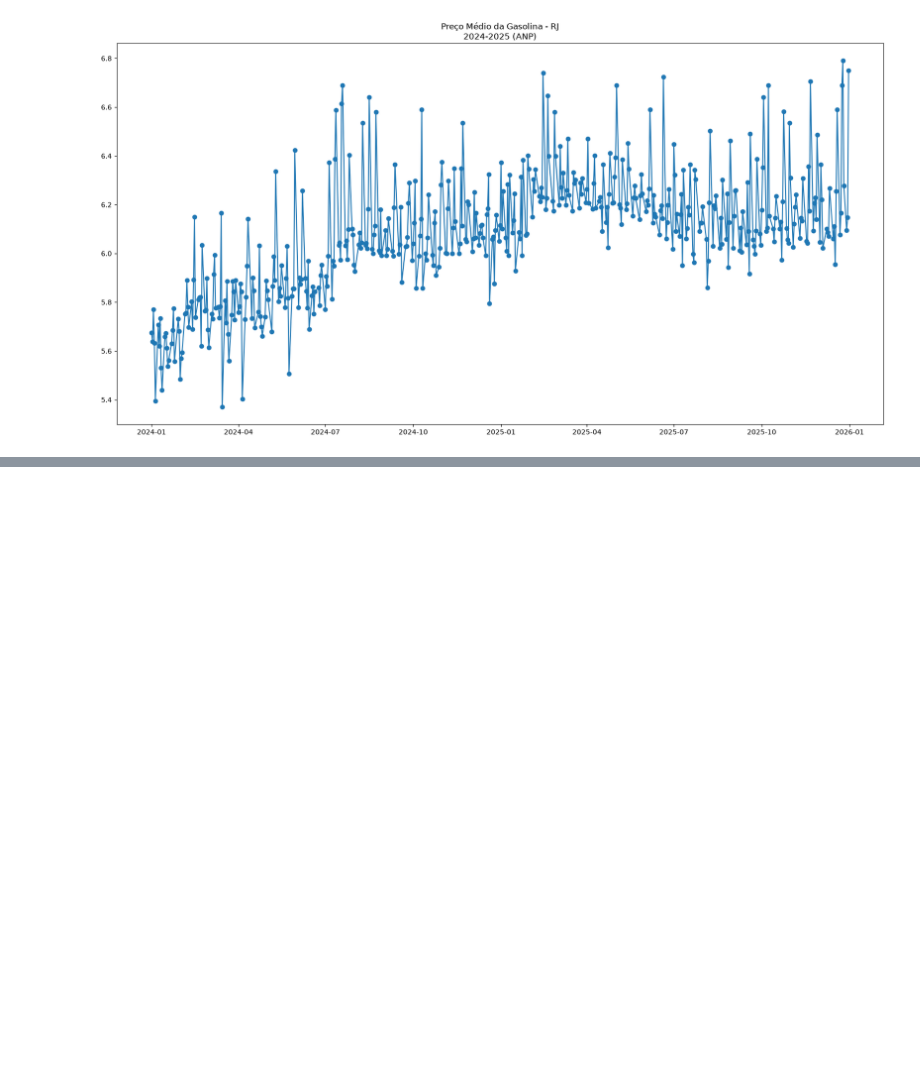
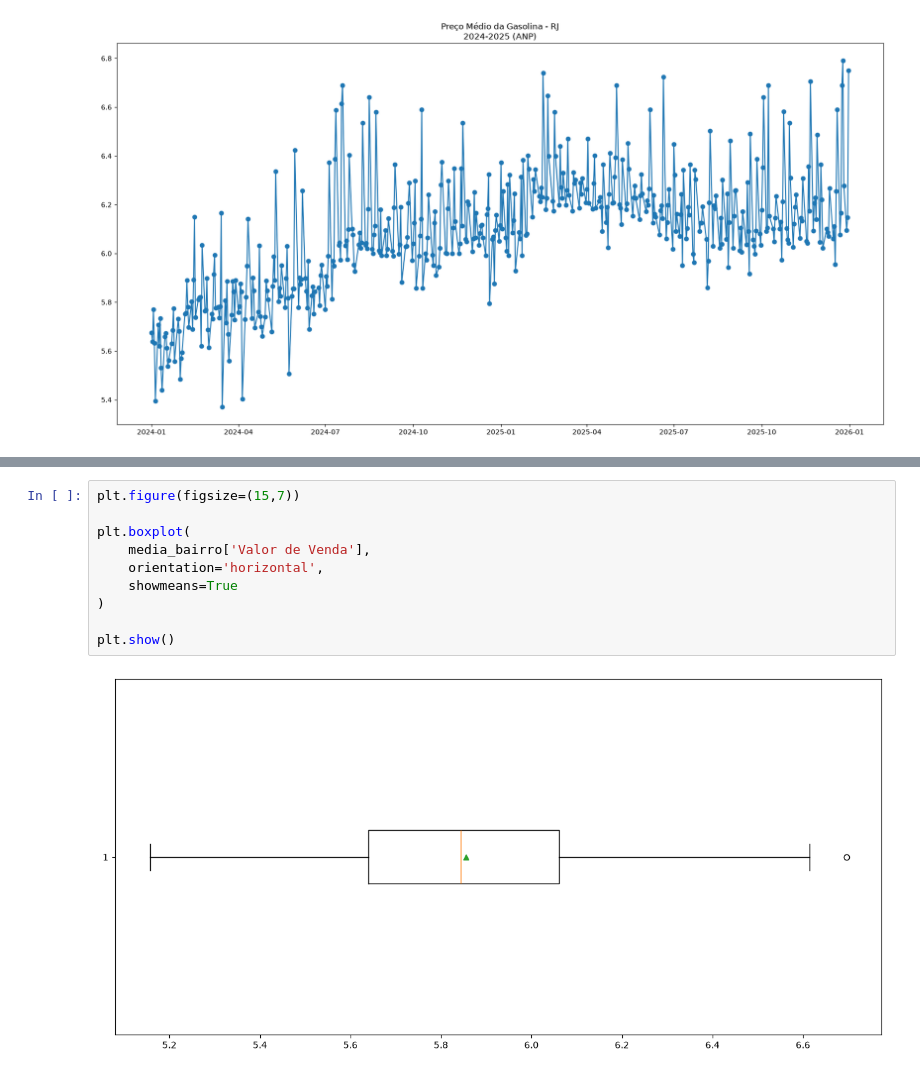
Before and after one commit to PedroRVenturini/UC2, a Jupyter notebook: ANP.ipynb, the cells around one changed output, grey strips where cells are left out. Drawn from its saved outputs; the diff is of its cells as text; blank space fills up the shorter version.

```diff
--- a/ANP.ipynb
+++ b/ANP.ipynb
@@ -428,0 +460,12 @@ plt.show()
+# %%
+plt.figure(figsize=(15,7))
+
+plt.boxplot(
+    media_bairro['Valor de Venda'],
+    orientation='horizontal',
+    showmeans=True
+)
+
+plt.show()
+# %% [output]
+[figure, added]
```
Also changed, not shown: parts of 2 cells of this notebook.
